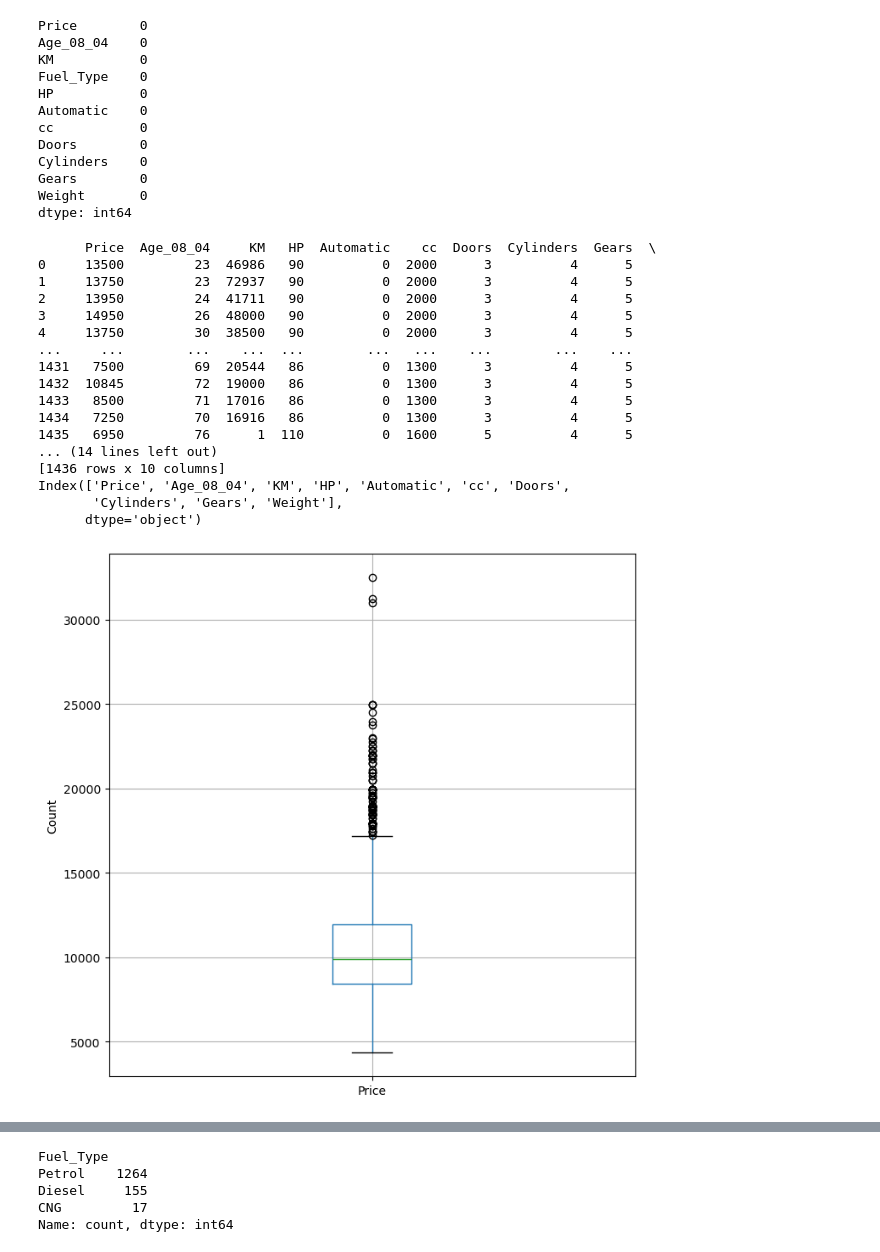
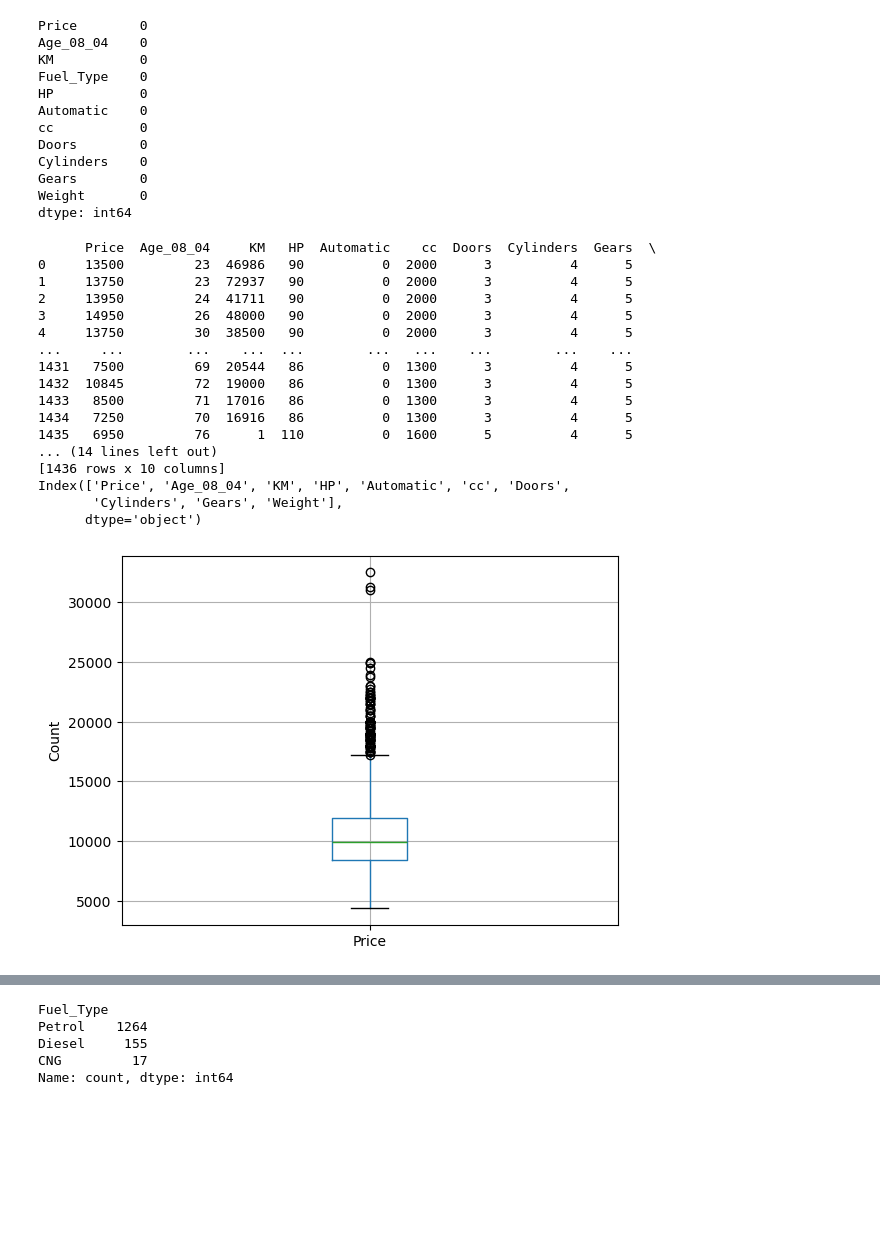
Before and after one commit to anugrahaanilkumar/Datasceince, a Jupyter notebook: MultiLinearRegressionAssignmentsolution.ipynb, the cells around one changed output, grey strips where cells are left out. Cells and saved outputs as stored; diff of their text form; code cells hidden in the pictures; blank space fills up the shorter version.

```diff
--- a/MultiLinearRegressionAssignmentsolution.ipynb
+++ b/MultiLinearRegressionAssignmentsolution.ipynb
@@ -91,29 +94,28 @@ dtype: int64
 # %%
 df_num_columns=pd.DataFrame(df.select_dtypes(include=['int64']))
 print(df_num_columns)
 n=len(df_num_columns.columns)
 print(df_num_columns.columns)
 for i in range(0,n):
-    plt.figure(figsize=(8,8))
     df_num_columns.boxplot(column=[df_num_columns.columns[i]])
     plt.ylabel("Count")
     plt.show()
 # %% [output]
       Price  Age_08_04     KM   HP  Automatic    cc  Doors  Cylinders  Gears  \
 0     13500         23  46986   90          0  2000      3          4      5
 1     13750         23  72937   90          0  2000      3          4      5
 2     13950         24  41711   90          0  2000      3          4      5
 3     14950         26  48000   90          0  2000      3          4      5
 4     13750         30  38500   90          0  2000      3          4      5
 ...     ...        ...    ...  ...        ...   ...    ...        ...    ...
 1431   7500         69  20544   86          0  1300      3          4      5
 1432  10845         72  19000   86          0  1300      3          4      5
 1433   8500         71  17016   86          0  1300      3          4      5
 1434   7250         70  16916   86          0  1300      3          4      5
 1435   6950         76      1  110          0  1600      5          4      5
 ... (14 lines left out)
 [1436 rows x 10 columns]
 Index(['Price', 'Age_08_04', 'KM', 'HP', 'Automatic', 'cc', 'Doors',
        'Cylinders', 'Gears', 'Weight'],
       dtype='object')
-[figure, old version]
+[figure, new version]
```
Also changed, not shown: parts of 33 cells of this notebook.
